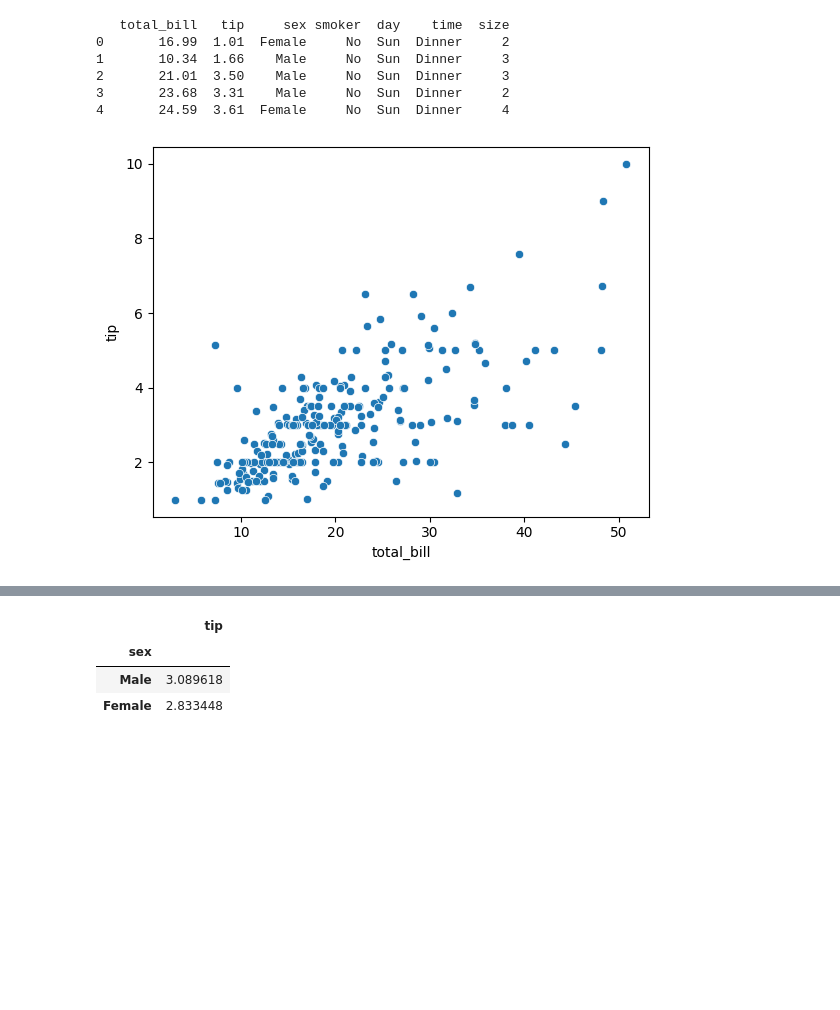
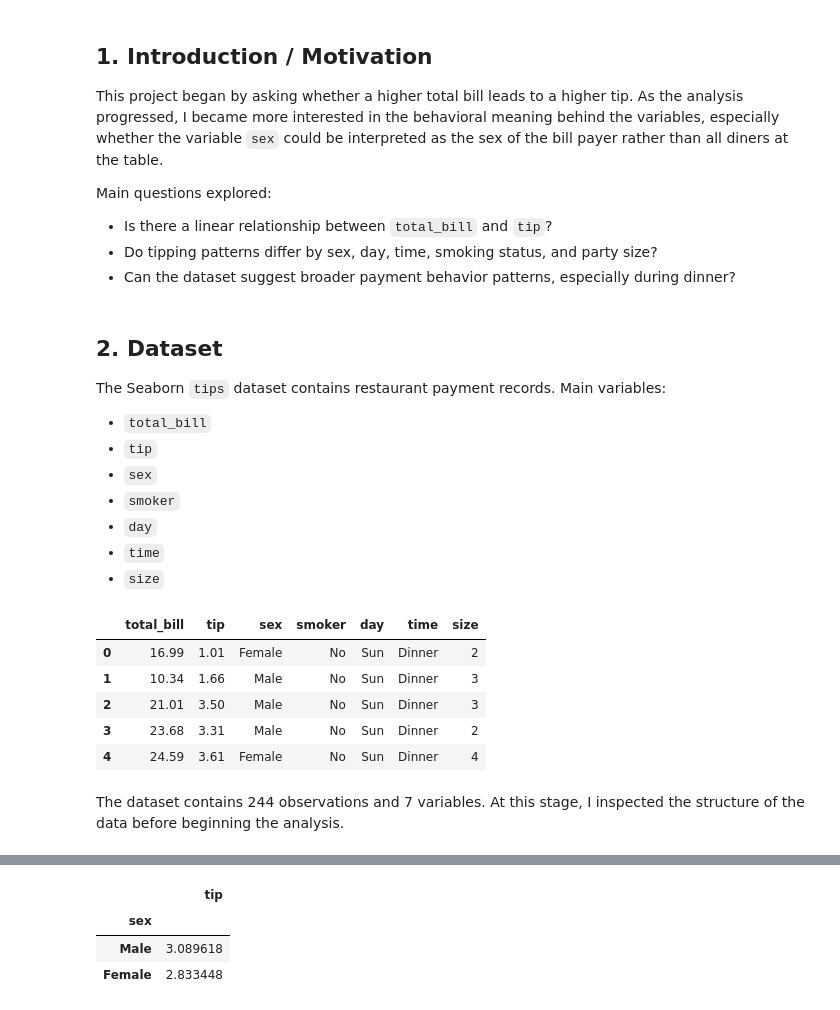
Before and after one commit to 2semlee/restaurant-tip-analysis, a Jupyter notebook: tips-analysis.ipynb, the cells around one changed output, grey strips where cells are left out. Cells and saved outputs as stored; diff of their text form; code cells hidden in the pictures; blank space fills up the shorter version.

```diff
--- a/tips-analysis.ipynb
+++ b/tips-analysis.ipynb
@@ -7,19 +7,41 @@ Hello Python
+# %% [markdown]
+## 1. Introduction / Motivation
+
+This project began by asking whether a higher total bill leads to a higher tip.
+As the analysis progressed, I became more interested in the behavioral meaning behind the variables,
+especially whether the variable `sex` could be interpreted as the sex of the bill payer rather than all diners at the table.
+
+Main questions explored:
+- Is there a linear relationship between `total_bill` and `tip`?
+- Do tipping patterns differ by sex, day, time, smoking status, and party size?
+- Can the dataset suggest broader payment behavior patterns, especially during dinner?
+# %% [markdown]
+## 2. Dataset
+
+The Seaborn `tips` dataset contains restaurant payment records.
+Main variables:
+- `total_bill`
+- `tip`
+- `sex`
+- `smoker`
+- `day`
+- `time`
+- `size`
 # %%
 import pandas as pd
 import seaborn as sns
 import matplotlib.pyplot as plt
 
 df = sns.load_dataset("tips")
 
-print(df.head())
-
-sns.scatterplot(data=df, x="total_bill", y="tip")
-plt.show()
+df.head()
 # %% [output]
-   total_bill   tip     sex smoker  day    time  size
-0       16.99  1.01  Female     No  Sun  Dinner     2
-1       10.34  1.66    Male     No  Sun  Dinner     3
-2       21.01  3.50    Male     No  Sun  Dinner     3
-3       23.68  3.31    Male     No  Sun  Dinner     2
-4       24.59  3.61  Female     No  Sun  Dinner     4
-[figure, removed]
+|  | total_bill | tip | sex | smoker | day | time | size |
+| 0 | 16.99 | 1.01 | Female | No | Sun | Dinner | 2 |
+| 1 | 10.34 | 1.66 | Male | No | Sun | Dinner | 3 |
+| 2 | 21.01 | 3.50 | Male | No | Sun | Dinner | 3 |
+| 3 | 23.68 | 3.31 | Male | No | Sun | Dinner | 2 |
+| 4 | 24.59 | 3.61 | Female | No | Sun | Dinner | 4 |
+# %% [markdown]
+The dataset contains 244 observations and 7 variables.
+At this stage, I inspected the structure of the data before beginning the analysis.
```
Also changed, not shown: parts of 58 cells of this notebook.
